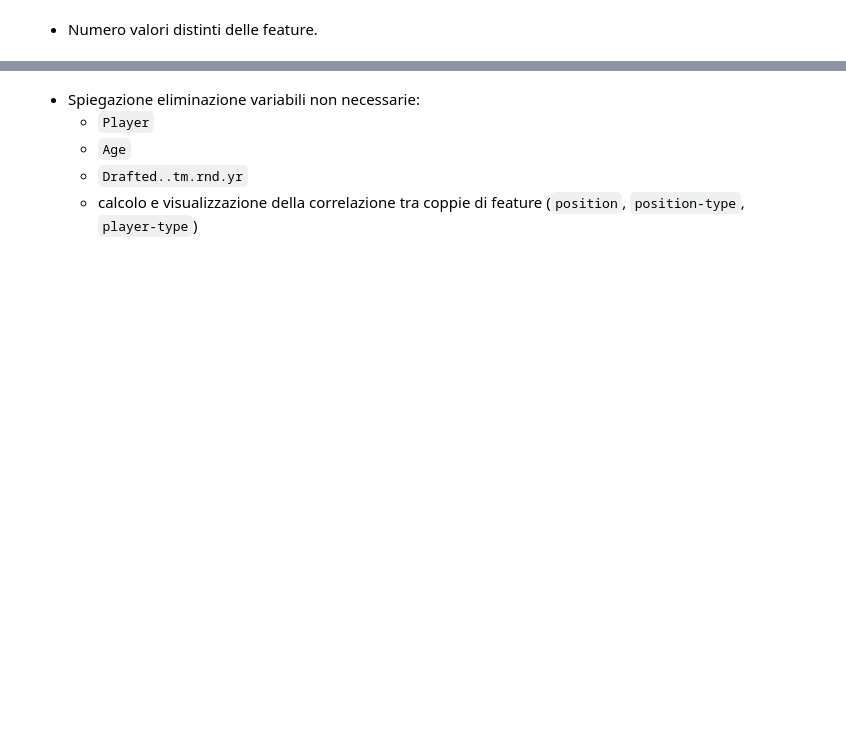
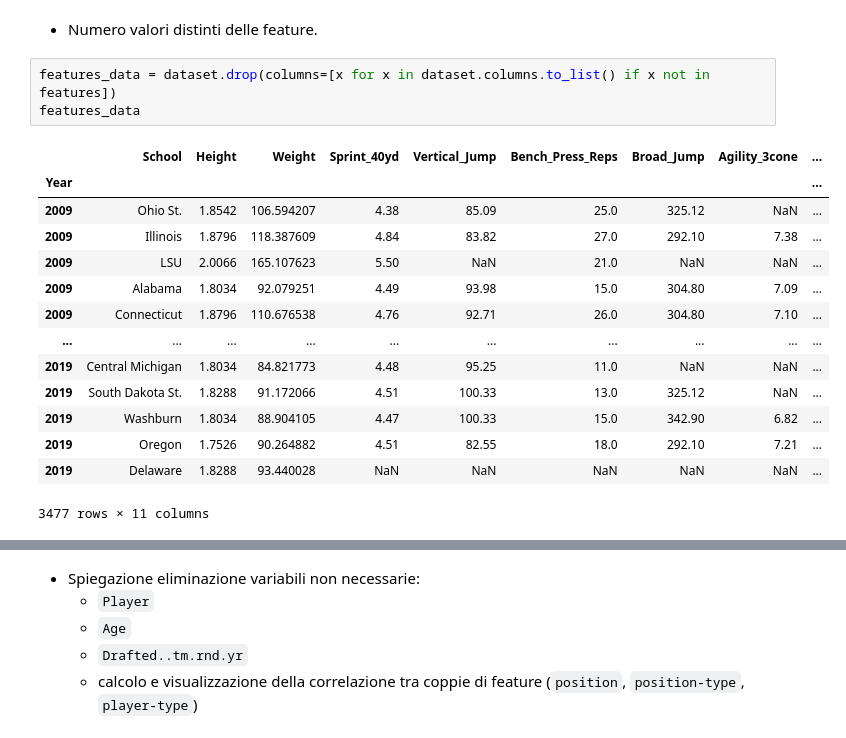
Before and after one commit to daze0/data-intensive-final-project, a Jupyter notebook: src/NFL.ipynb, the cells around one changed output, grey strips where cells are left out. Saved outputs shown, nothing was run; the diff lists cells and outputs as text; blank space fills up the shorter version.

Commit message:
Split dataset in feature, not_feature data

```diff
--- a/src/NFL.ipynb
+++ b/src/NFL.ipynb
@@ -113,3 +102,21 @@ features = [
 - Analisi dei dati con distribuzioni, medie, stddev, percentili, numero valori distinti delle feature.
 # %% [markdown]
 - Numero valori distinti delle feature.
+# %%
+features_data = dataset.drop(columns=[x for x in dataset.columns.to_list() if x not in features])
+features_data
+# %% [output]
+|  | School | Height | Weight | Sprint_40yd | Vertical_Jump | Bench_Press_Reps | Broad_Jump | Agility_3cone | ... |
+| Year |  |  |  |  |  |  |  |  | ... |
+| 2009 | Ohio St. | 1.8542 | 106.594207 | 4.38 | 85.09 | 25.0 | 325.12 | NaN | ... |
+| 2009 | Illinois | 1.8796 | 118.387609 | 4.84 | 83.82 | 27.0 | 292.10 | 7.38 | ... |
+| 2009 | LSU | 2.0066 | 165.107623 | 5.50 | NaN | 21.0 | NaN | NaN | ... |
+| 2009 | Alabama | 1.8034 | 92.079251 | 4.49 | 93.98 | 15.0 | 304.80 | 7.09 | ... |
+| 2009 | Connecticut | 1.8796 | 110.676538 | 4.76 | 92.71 | 26.0 | 304.80 | 7.10 | ... |
+| ... | ... | ... | ... | ... | ... | ... | ... | ... | ... |
+| 2019 | Central Michigan | 1.8034 | 84.821773 | 4.48 | 95.25 | 11.0 | NaN | NaN | ... |
+| 2019 | South Dakota St. | 1.8288 | 91.172066 | 4.51 | 100.33 | 13.0 | 325.12 | NaN | ... |
+| 2019 | Washburn | 1.8034 | 88.904105 | 4.47 | 100.33 | 15.0 | 342.90 | 6.82 | ... |
+| 2019 | Oregon | 1.7526 | 90.264882 | 4.51 | 82.55 | 18.0 | 292.10 | 7.21 | ... |
+| 2019 | Delaware | 1.8288 | 93.440028 | NaN | NaN | NaN | NaN | NaN | ... |
+3477 rows × 11 columns
```
Also changed, not shown: parts of 2 cells of this notebook.
